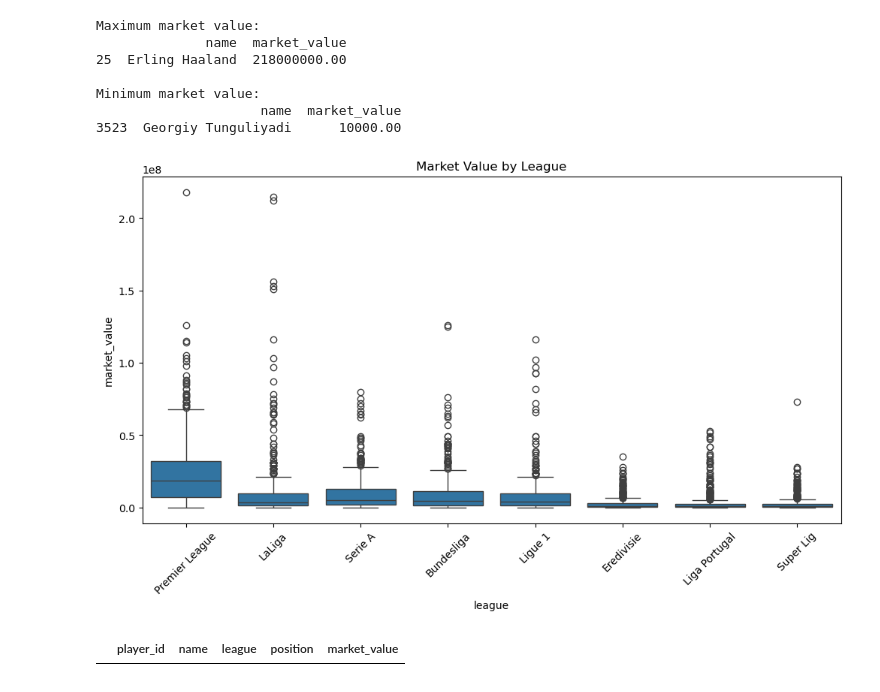
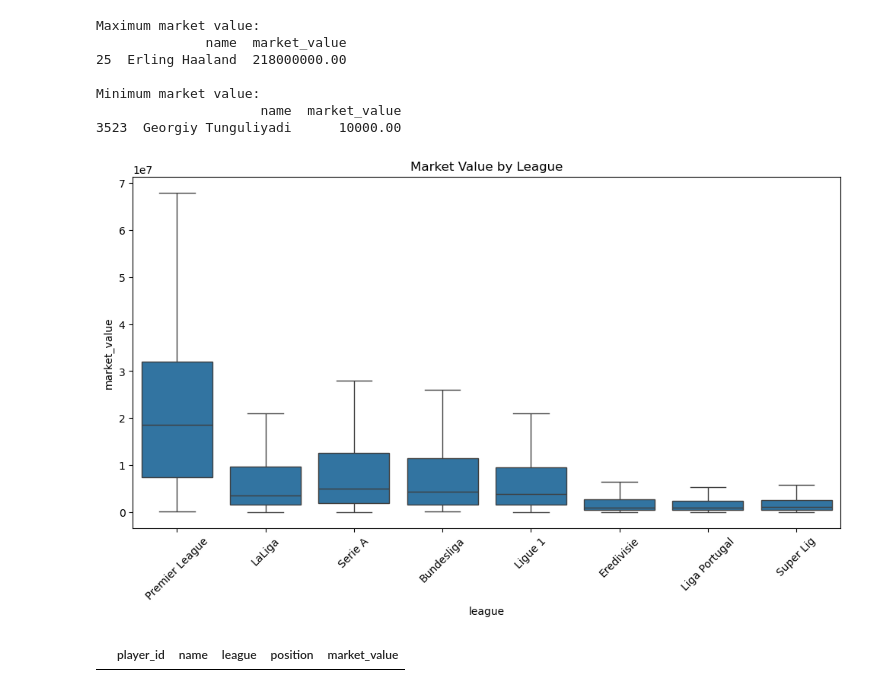
Before and after one commit to rashidmajidov/european_football_analysis, a Jupyter notebook: notebook/EDA_profiles.ipynb, the cells around one changed output. Cells and saved outputs as stored; diff of their text form; code cells hidden in the pictures.

```diff
--- a/notebook/EDA_profiles.ipynb
+++ b/notebook/EDA_profiles.ipynb
@@ -220,13 +229,15 @@ Minimum market value:
 3523  Georgiy Tunguliyadi      10000.00
 # %%
 #boxplot of market value by league
+#outlier false
+
 plt.figure(figsize=(12,6))
-sns.boxplot(x='league', y='market_value', data=df)
+sns.boxplot(x='league', y='market_value', data=df, showfliers=False)
 plt.xticks(rotation=45)
 plt.title('Market Value by League')
 plt.show()
 # %% [output]
-[figure, old version]
+[figure, new version]
 # %%
 df[df['position'].isnull()]
 #delete this row
```
Also changed, not shown: parts of 2 cells of this notebook, 5 other files.
